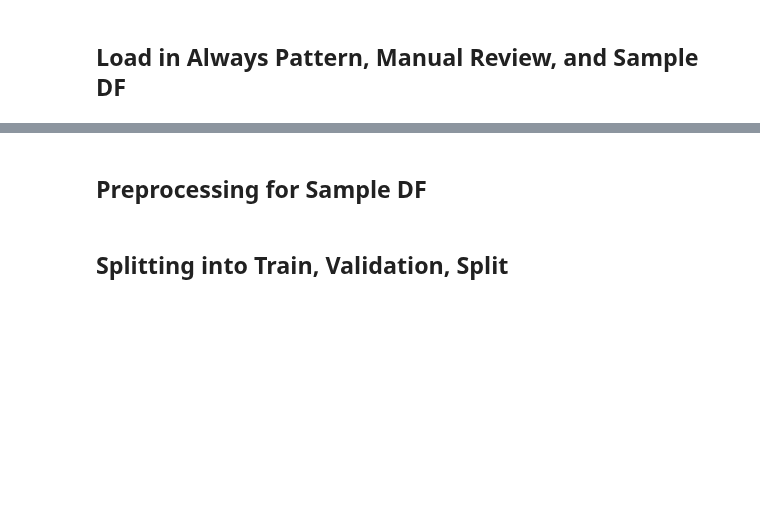
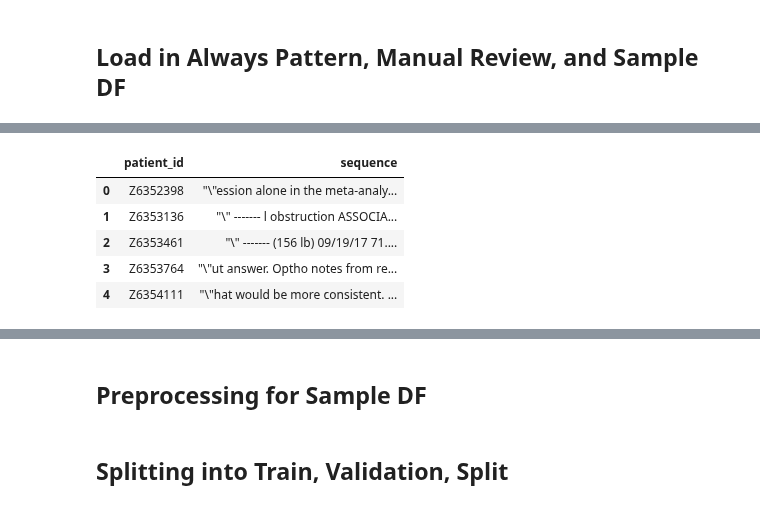
Before and after one commit to anaconda121/NeuraHealth, a Jupyter notebook: Modeling/TFIDF with Regularized Logistic Regression.ipynb, the cells around one changed output, grey strips where cells are left out. Cells and saved outputs as stored; diff of their text form; code cells hidden in the pictures; blank space fills up the shorter version.

```diff
--- a/Modeling/TFIDF with Regularized Logistic Regression.ipynb
+++ b/Modeling/TFIDF with Regularized Logistic Regression.ipynb
@@ -57,8 +57,15 @@ manual_review.head()
 | 3 | 95 | Z10492528 | nancial management services: none... | nancial management Services: none... | 0 |
 | 4 | 106 | Z7656517 | 2 | 1 time: 1 | 0 time: 0) 3. “ar... | 2 | 1 time: 1 | 0 time: 0) 3. “Ar... | 0 |
 # %%
-# sample = pd.read_csv(r"C:\Users\tanis\Dropbox (Partners HealthCare)\NLP\Tanish\BigDataSets\Sampling\sample_8_12.csv")
-#         # pd.read_csv("Storage/Data/20K_sample.csv")
-# sample = sample[["PatientID", "regex_sent"]]
-# sample.columns = ['patient_id', 'sequence']
-# sample.head()
+sample = pd.read_csv(r"C:\Users\MIND_DS\Dropbox (Partners HealthCare)\NLP\Tanish\BigDataSets\Sampling\sample_8_12.csv")
+        # pd.read_csv("Storage/Data/20K_sample.csv")
+sample = sample[["PatientID", "regex_sent"]]
+sample.columns = ['patient_id', 'sequence']
+sample.head()
+# %% [output]
+|  | patient_id | sequence |
+| 0 | Z6352398 | "\"ession alone in the meta-analy... |
+| 1 | Z6353136 | "\" ------- l obstruction ASSOCIA... |
+| 2 | Z6353461 | "\" ------- (156 lb) 09/19/17 71.... |
+| 3 | Z6353764 | "\"ut answer. Optho notes from re... |
+| 4 | Z6354111 | "\"hat would be more consistent. ... |
```
Also changed, not shown: parts of 7 cells of this notebook, 1 other file.
